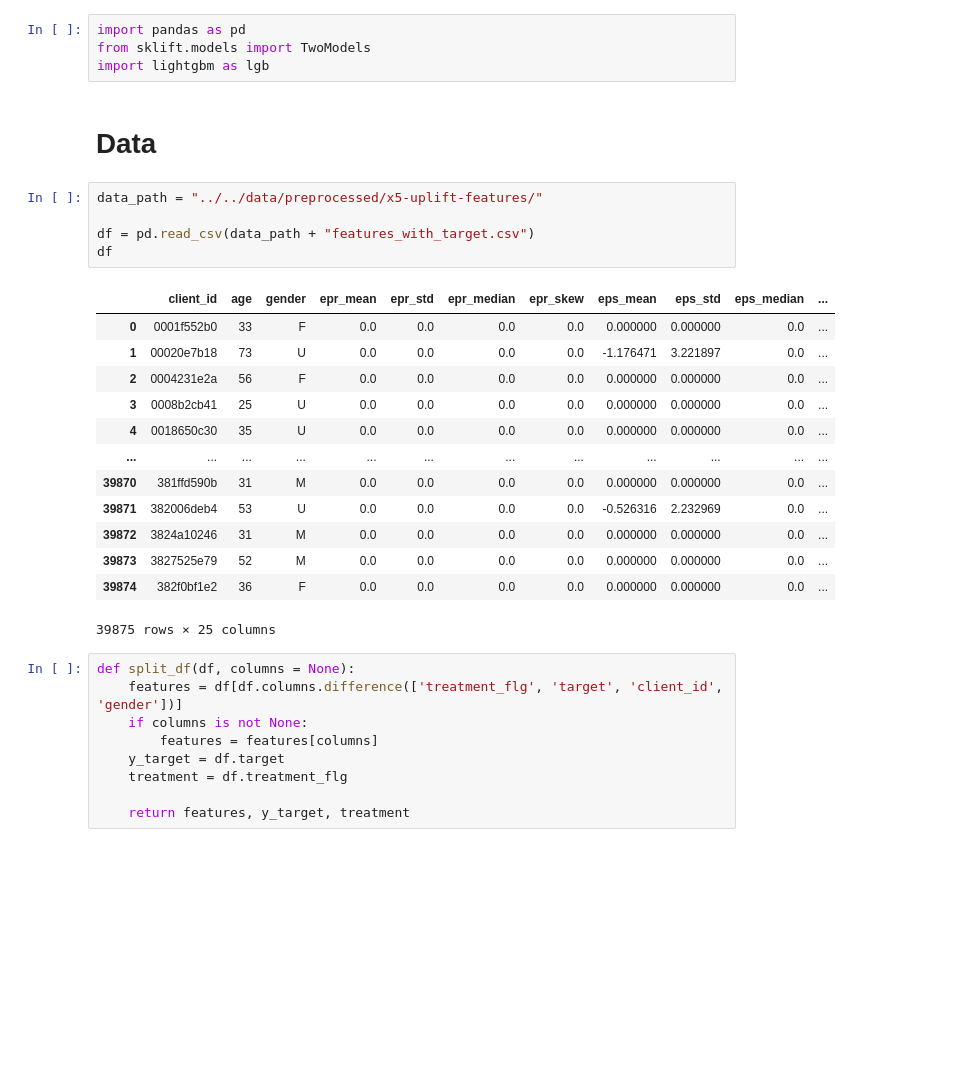
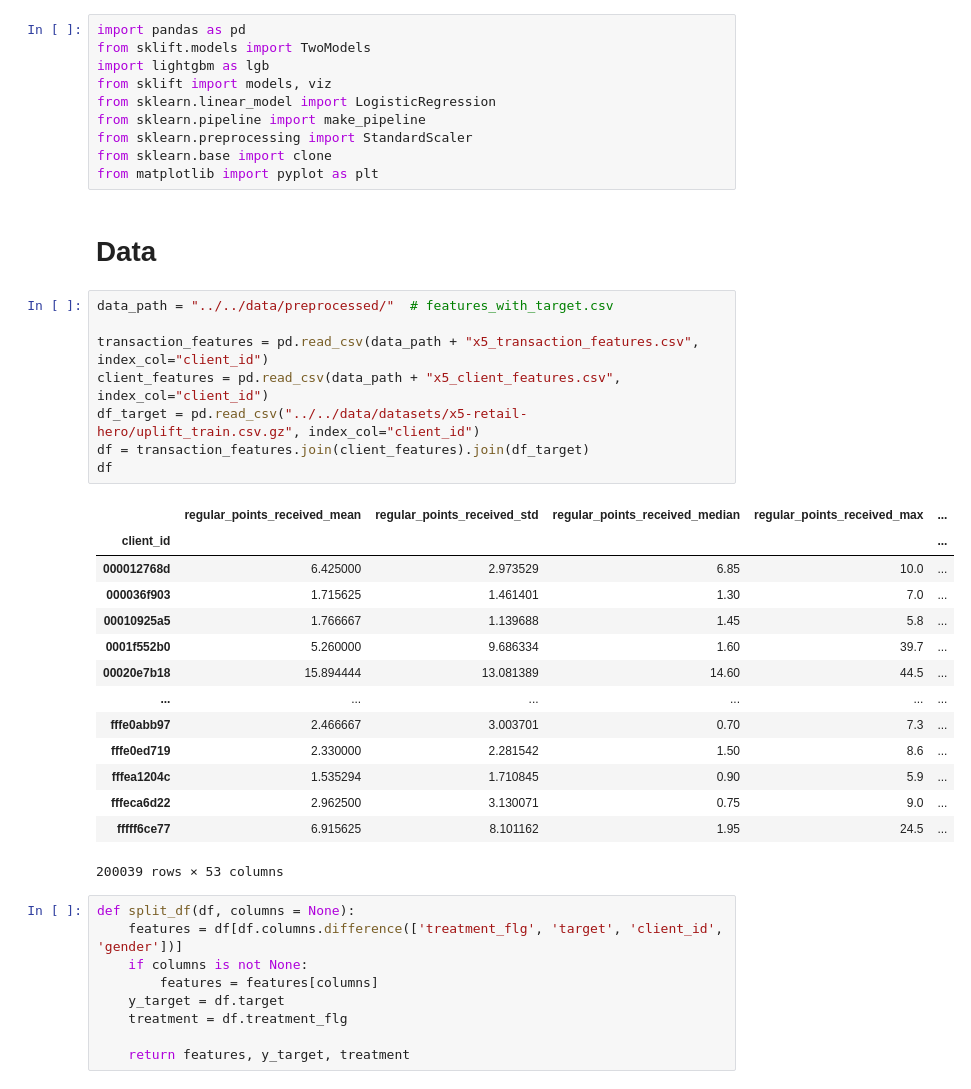
Before and after one commit to Muhamob/uplift-modelling, a Jupyter notebook: notebooks/datasets/x5-models.ipynb, the cells around one changed output. Drawn from its saved outputs; the diff is of its cells as text; blank space fills up the shorter version.

```diff
--- a/notebooks/datasets/x5-models.ipynb
+++ b/notebooks/datasets/x5-models.ipynb
@@ -2,27 +2,37 @@
 import pandas as pd
 from sklift.models import TwoModels
 import lightgbm as lgb
+from sklift import models, viz
+from sklearn.linear_model import LogisticRegression
+from sklearn.pipeline import make_pipeline
+from sklearn.preprocessing import StandardScaler
+from sklearn.base import clone
+from matplotlib import pyplot as plt
 # %% [markdown]
 # Data
-# %%
-data_path = "../../data/preprocessed/x5-uplift-features/"
-
-df = pd.read_csv(data_path + "features_with_target.csv")
-df
-# %% [output]
-|  | client_id | age | gender | epr_mean | epr_std | epr_median | epr_skew | eps_mean | eps_std | eps_median | ... |
-| 0 | 0001f552b0 | 33 | F | 0.0 | 0.0 | 0.0 | 0.0 | 0.000000 | 0.000000 | 0.0 | ... |
-| 1 | 00020e7b18 | 73 | U | 0.0 | 0.0 | 0.0 | 0.0 | -1.176471 | 3.221897 | 0.0 | ... |
-| 2 | 0004231e2a | 56 | F | 0.0 | 0.0 | 0.0 | 0.0 | 0.000000 | 0.000000 | 0.0 | ... |
-| 3 | 0008b2cb41 | 25 | U | 0.0 | 0.0 | 0.0 | 0.0 | 0.000000 | 0.000000 | 0.0 | ... |
-| 4 | 0018650c30 | 35 | U | 0.0 | 0.0 | 0.0 | 0.0 | 0.000000 | 0.000000 | 0.0 | ... |
-| ... | ... | ... | ... | ... | ... | ... | ... | ... | ... | ... | ... |
-| 39870 | 381ffd590b | 31 | M | 0.0 | 0.0 | 0.0 | 0.0 | 0.000000 | 0.000000 | 0.0 | ... |
-| 39871 | 382006deb4 | 53 | U | 0.0 | 0.0 | 0.0 | 0.0 | -0.526316 | 2.232969 | 0.0 | ... |
-| 39872 | 3824a10246 | 31 | M | 0.0 | 0.0 | 0.0 | 0.0 | 0.000000 | 0.000000 | 0.0 | ... |
-| 39873 | 3827525e79 | 52 | M | 0.0 | 0.0 | 0.0 | 0.0 | 0.000000 | 0.000000 | 0.0 | ... |
-| 39874 | 382f0bf1e2 | 36 | F | 0.0 | 0.0 | 0.0 | 0.0 | 0.000000 | 0.000000 | 0.0 | ... |
-39875 rows × 25 columns
+# %%
+data_path = "../../data/preprocessed/"  # features_with_target.csv
+
+transaction_features = pd.read_csv(data_path + "x5_transaction_features.csv", index_col="client_id")
+client_features = pd.read_csv(data_path + "x5_client_features.csv", index_col="client_id")
+df_target = pd.read_csv("../../data/datasets/x5-retail-hero/uplift_train.csv.gz", index_col="client_id")
+df = transaction_features.join(client_features).join(df_target)
+df
+# %% [output]
+|  | regular_points_received_mean | regular_points_received_std | regular_points_received_median | regular_points_received_max | ... |
+| client_id |  |  |  |  | ... |
+| 000012768d | 6.425000 | 2.973529 | 6.85 | 10.0 | ... |
+| 000036f903 | 1.715625 | 1.461401 | 1.30 | 7.0 | ... |
+| 00010925a5 | 1.766667 | 1.139688 | 1.45 | 5.8 | ... |
+| 0001f552b0 | 5.260000 | 9.686334 | 1.60 | 39.7 | ... |
+| 00020e7b18 | 15.894444 | 13.081389 | 14.60 | 44.5 | ... |
+| ... | ... | ... | ... | ... | ... |
+| fffe0abb97 | 2.466667 | 3.003701 | 0.70 | 7.3 | ... |
+| fffe0ed719 | 2.330000 | 2.281542 | 1.50 | 8.6 | ... |
+| fffea1204c | 1.535294 | 1.710845 | 0.90 | 5.9 | ... |
+| fffeca6d22 | 2.962500 | 3.130071 | 0.75 | 9.0 | ... |
+| fffff6ce77 | 6.915625 | 8.101162 | 1.95 | 24.5 | ... |
+200039 rows × 53 columns
 # %%
 def split_df(df, columns = None):
     features = df[df.columns.difference(['treatment_flg', 'target', 'client_id', 'gender'])]
```
Also changed, not shown: parts of 22 cells of this notebook, 8 other files.
